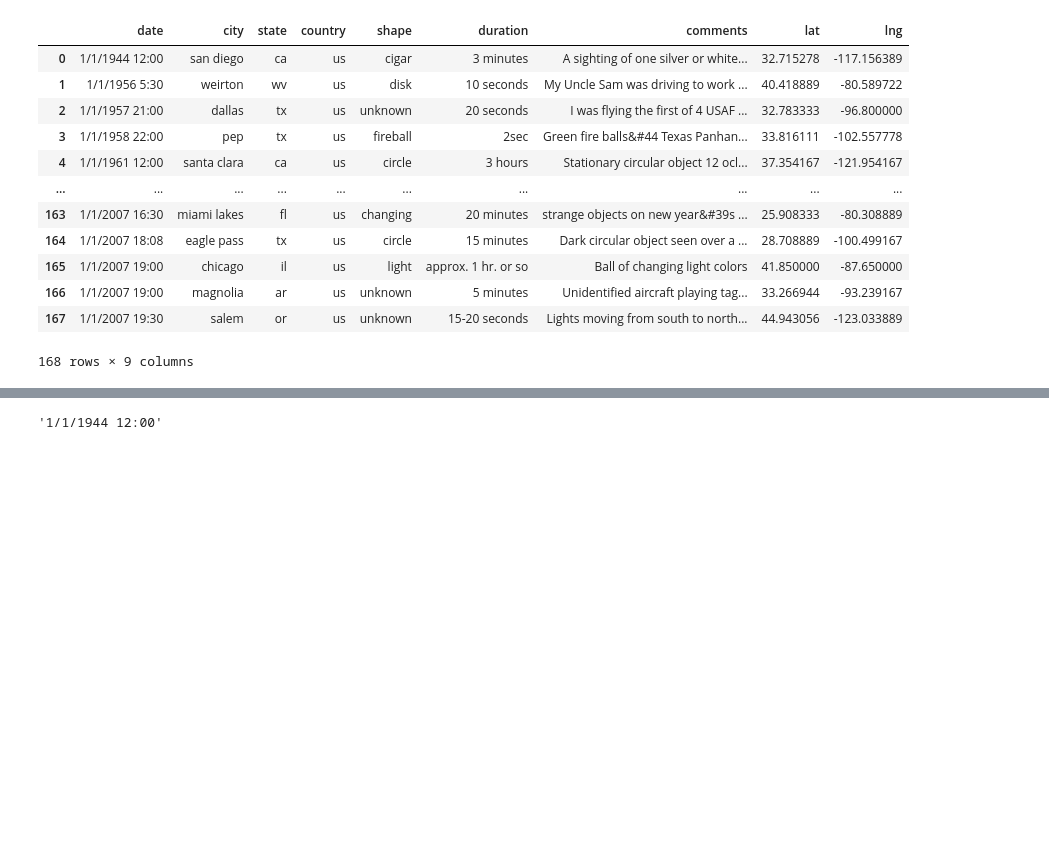
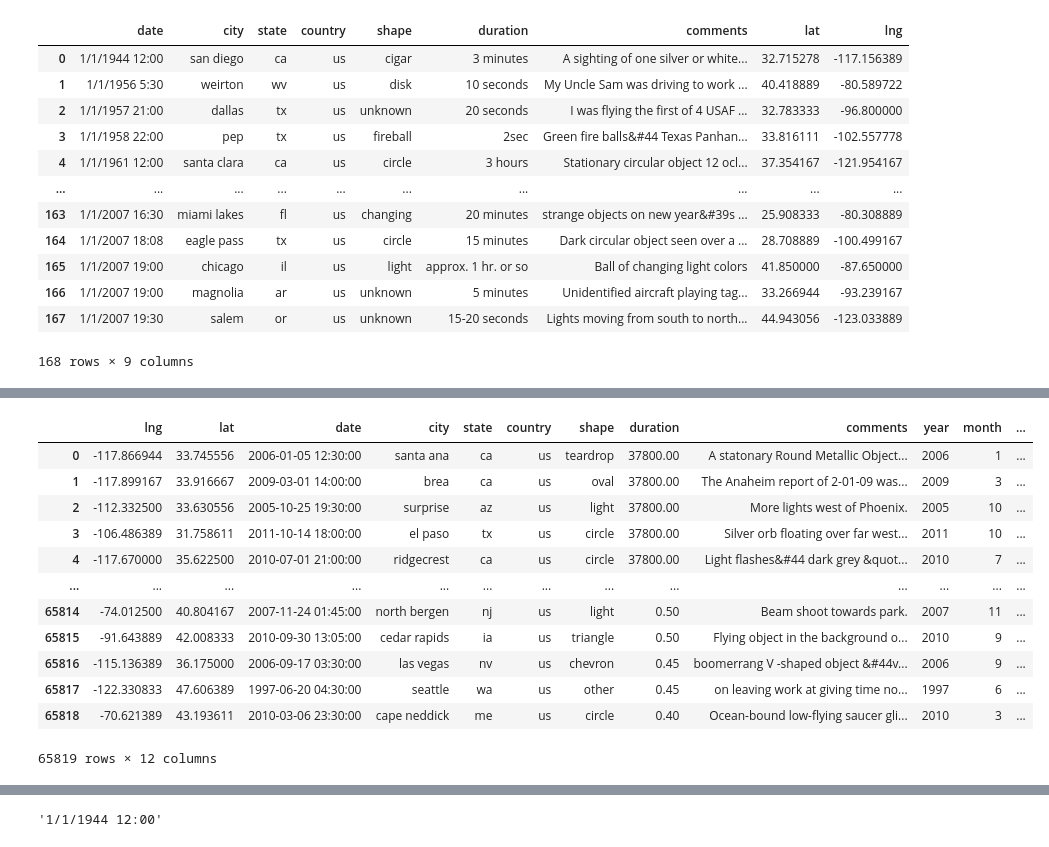
Before and after one commit to remy177/ufoProject, a Jupyter notebook: ufoCSV.ipynb, the cells around one changed output, grey strips where cells are left out. Cells and saved outputs as stored; diff of their text form; code cells hidden in the pictures; blank space fills up the shorter version.

```diff
--- a/ufoCSV.ipynb
+++ b/ufoCSV.ipynb
@@ -58,0 +123,21 @@ us168LLD_df
+# %%
+# trim off duration between (0.5 secons > duration < 10hrs )
+df3 = df2.sort_values('duration').reset_index(drop=True)
+df3 = df3.iloc[20:]
+df3 = df3.sort_values('duration', ascending=False).reset_index(drop=True)
+df3 = df3.iloc[200:]
+df3.sort_values('duration', ascending=False).reset_index(drop=True)
+# %% [output]
+|  | lng | lat | date | city | state | country | shape | duration | comments | year | month | ... |
+| 0 | -117.866944 | 33.745556 | 2006-01-05 12:30:00 | santa ana | ca | us | teardrop | 37800.00 | A statonary Round Metallic Object... | 2006 | 1 | ... |
+| 1 | -117.899167 | 33.916667 | 2009-03-01 14:00:00 | brea | ca | us | oval | 37800.00 | The Anaheim report of 2-01-09 was... | 2009 | 3 | ... |
+| 2 | -112.332500 | 33.630556 | 2005-10-25 19:30:00 | surprise | az | us | light | 37800.00 | More lights west of Phoenix. | 2005 | 10 | ... |
+| 3 | -106.486389 | 31.758611 | 2011-10-14 18:00:00 | el paso | tx | us | circle | 37800.00 | Silver orb floating over far west... | 2011 | 10 | ... |
+| 4 | -117.670000 | 35.622500 | 2010-07-01 21:00:00 | ridgecrest | ca | us | circle | 37800.00 | Light flashes&#44 dark grey &quot... | 2010 | 7 | ... |
+| ... | ... | ... | ... | ... | ... | ... | ... | ... | ... | ... | ... | ... |
+| 65814 | -74.012500 | 40.804167 | 2007-11-24 01:45:00 | north bergen | nj | us | light | 0.50 | Beam shoot towards park. | 2007 | 11 | ... |
+| 65815 | -91.643889 | 42.008333 | 2010-09-30 13:05:00 | cedar rapids | ia | us | triangle | 0.50 | Flying object in the background o... | 2010 | 9 | ... |
+| 65816 | -115.136389 | 36.175000 | 2006-09-17 03:30:00 | las vegas | nv | us | chevron | 0.45 | boomerrang V -shaped object &#44v... | 2006 | 9 | ... |
+| 65817 | -122.330833 | 47.606389 | 1997-06-20 04:30:00 | seattle | wa | us | other | 0.45 | on leaving work at giving time no... | 1997 | 6 | ... |
+| 65818 | -70.621389 | 43.193611 | 2010-03-06 23:30:00 | cape neddick | me | us | circle | 0.40 | Ocean-bound low-flying saucer gli... | 2010 | 3 | ... |
+65819 rows × 12 columns
```
Also changed, not shown: parts of 21 cells of this notebook, 7 other files.
